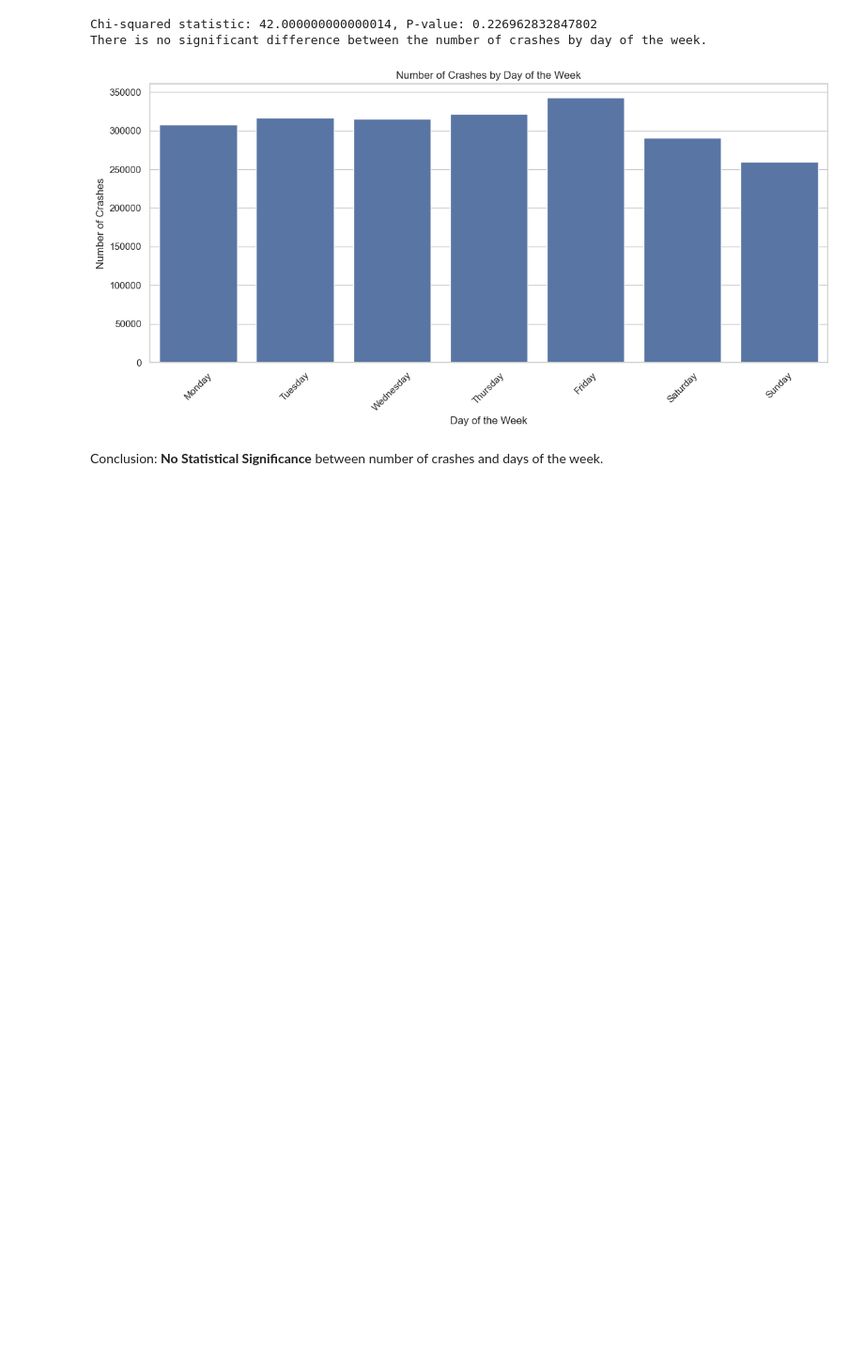
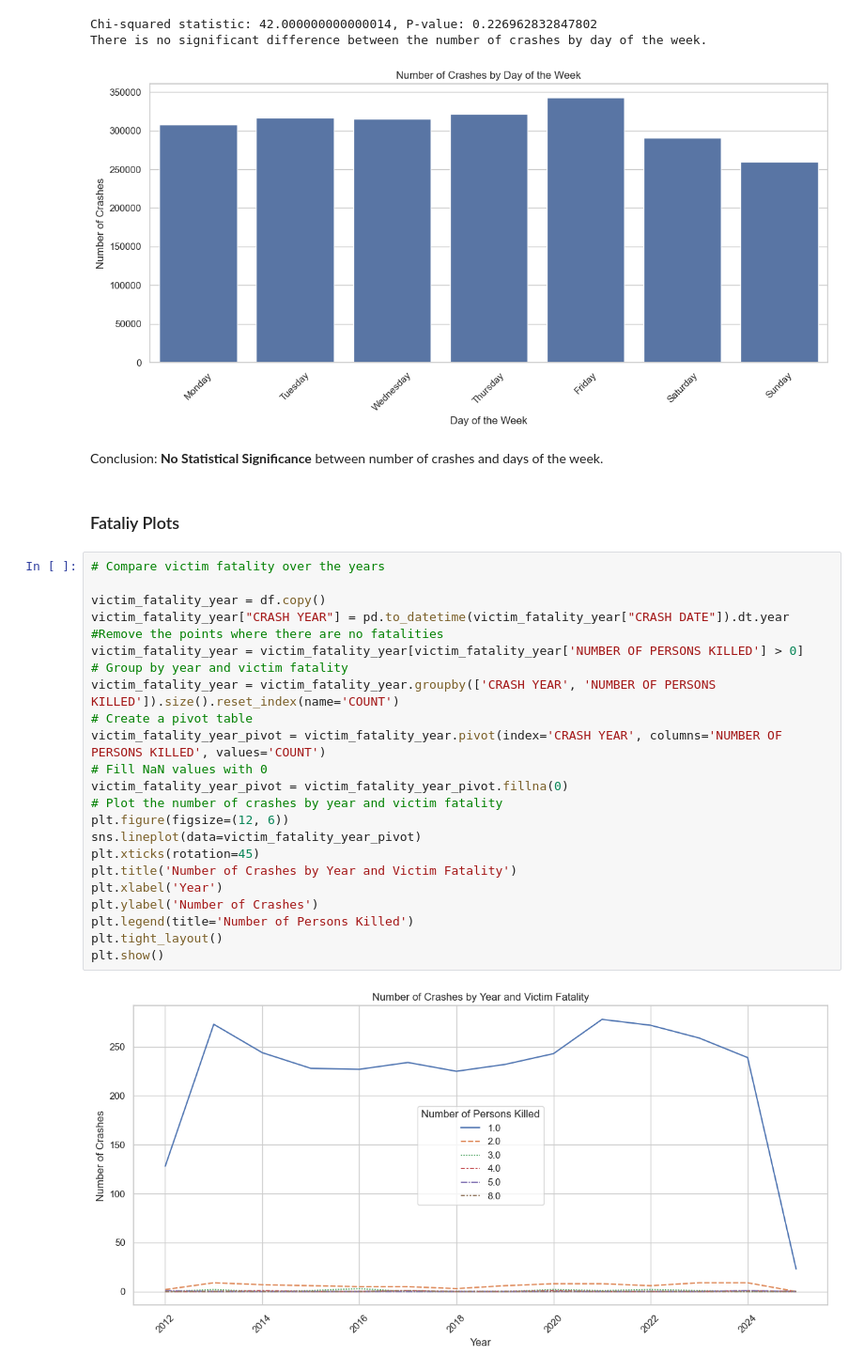
Before and after one commit to Silverasdf/ny_crashes_project, a Jupyter notebook: initial_analysis.ipynb, the cells around one changed output. Shown at 94% size. Saved outputs shown, nothing was run; the diff lists cells and outputs as text; blank space fills up the shorter version.

Commit message:
Added graphs about driver fatalities

```diff
--- a/initial_analysis.ipynb
+++ b/initial_analysis.ipynb
@@ -447,3 +430,30 @@ There is no significant difference between the number of crashes by day of the w
 [figure]
 # %% [markdown]
 Conclusion: **No Statistical Significance** between number of crashes and days of the week.
+# %% [markdown]
+### Fataliy Plots
+# %%
+# Compare victim fatality over the years
+
+victim_fatality_year = df.copy()
+victim_fatality_year["CRASH YEAR"] = pd.to_datetime(victim_fatality_year["CRASH DATE"]).dt.year
+#Remove the points where there are no fatalities
+victim_fatality_year = victim_fatality_year[victim_fatality_year['NUMBER OF PERSONS KILLED'] > 0]
+# Group by year and victim fatality
+victim_fatality_year = victim_fatality_year.groupby(['CRASH YEAR', 'NUMBER OF PERSONS KILLED']).size().reset_index(name='COUNT')
+# Create a pivot table
+victim_fatality_year_pivot = victim_fatality_year.pivot(index='CRASH YEAR', columns='NUMBER OF PERSONS KILLED', values='COUNT')
+# Fill NaN values with 0
+victim_fatality_year_pivot = victim_fatality_year_pivot.fillna(0)
+# Plot the number of crashes by year and victim fatality
+plt.figure(figsize=(12, 6))
+sns.lineplot(data=victim_fatality_year_pivot)
+plt.xticks(rotation=45)
+plt.title('Number of Crashes by Year and Victim Fatality')
+plt.xlabel('Year')
+plt.ylabel('Number of Crashes')
+plt.legend(title='Number of Persons Killed')
+plt.tight_layout()
+plt.show()
+# %% [output]
+[figure, added]
```
Also changed, not shown: parts of 4 cells of this notebook.
